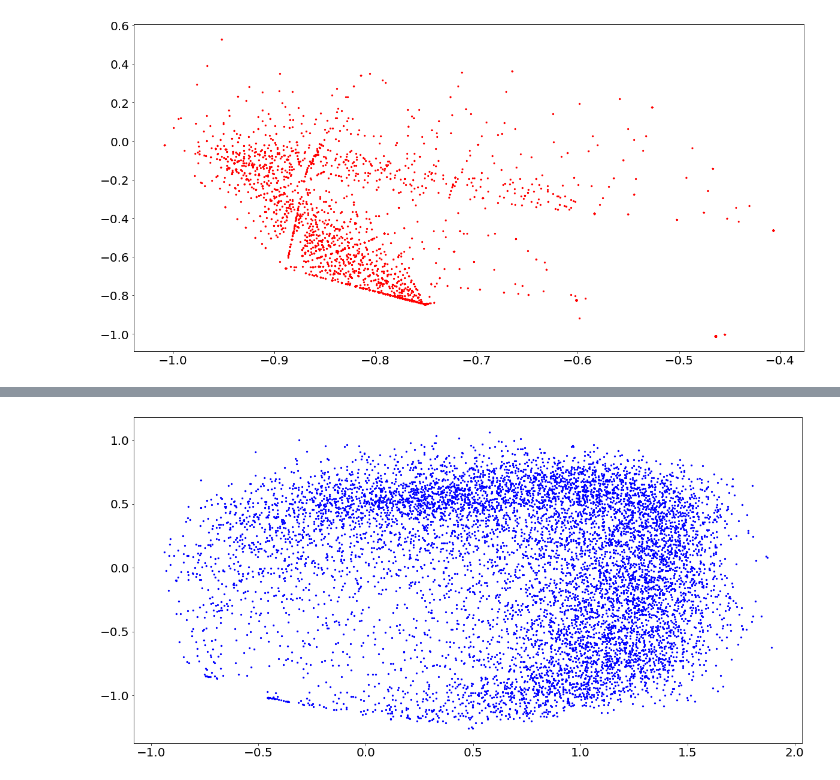
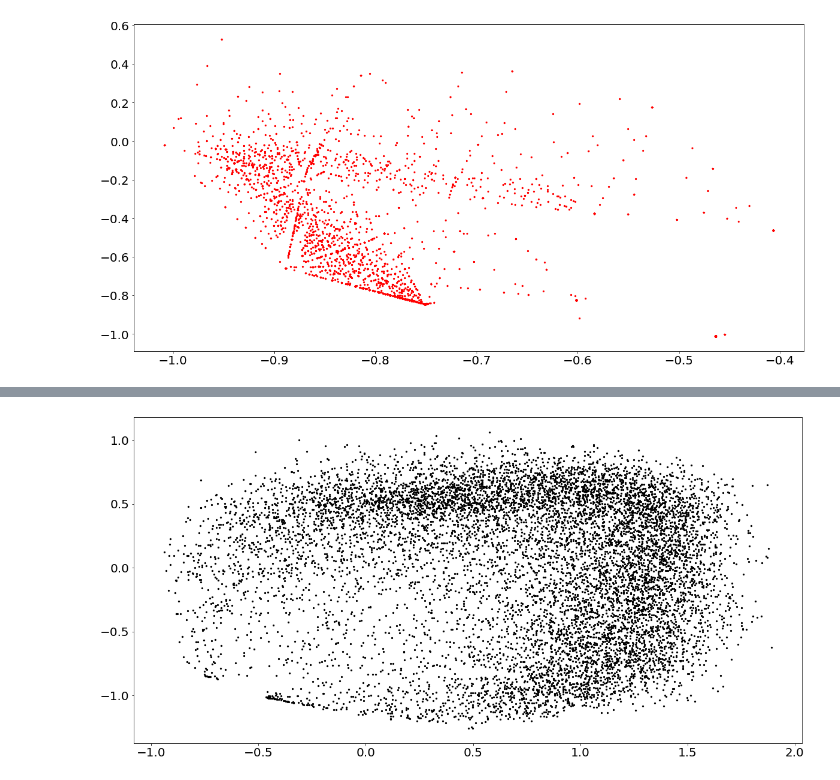
Before and after one commit to Capstone-Algo-Recommendation/ML-recommendation, a Jupyter notebook: data/preprocessing.ipynb, the cells around one changed output, grey strips where cells are left out. Saved outputs shown, nothing was run; the diff lists cells and outputs as text; code cells hidden in the pictures.

```diff
--- a/data/preprocessing.ipynb
+++ b/data/preprocessing.ipynb
@@ -128,5 +126,5 @@ plt.show()
 # %%
-plt.scatter(pca_arr[cluster4,0],pca_arr[cluster4,1], label="cluster4",s=5, c='blue')
+plt.scatter(pca_arr[cluster4,0],pca_arr[cluster4,1], label="cluster4",s=5, c='black')
 plt.show()
 # %% [output]
-[figure, old version]
+[figure, new version]
```
Also changed, not shown: parts of 6 cells of this notebook, 1 other file.
